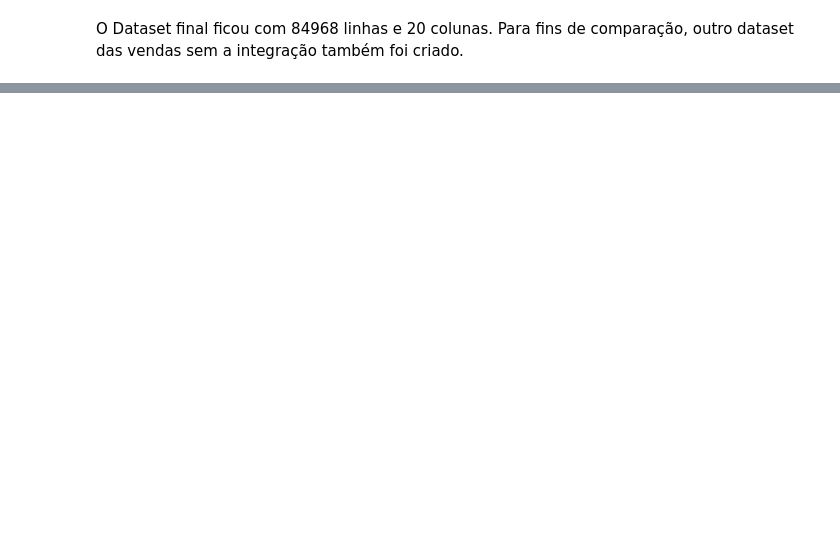
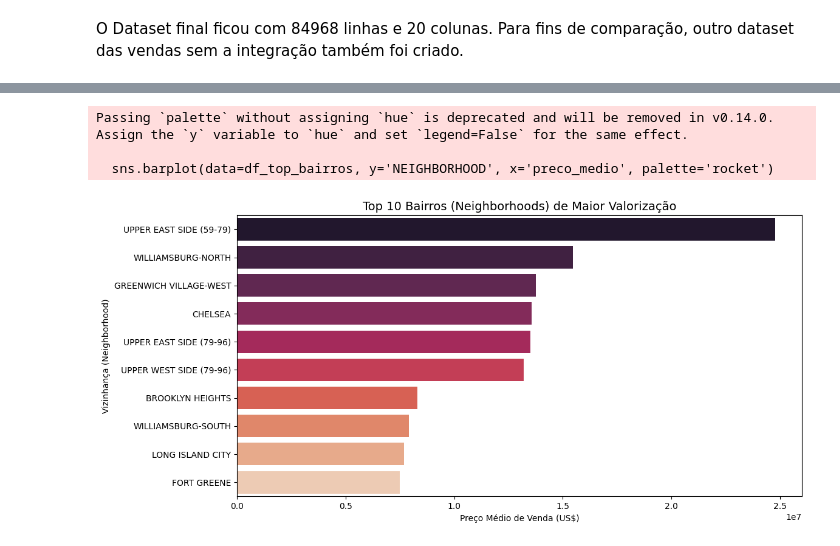
Before and after one commit to Numseinemmeunome/analise_preditiva_mercado_imobiliario_nyc, a Jupyter notebook: trabalho_final.ipynb, the cells around one changed output, grey strips where cells are left out. Saved outputs shown, nothing was run; the diff lists cells and outputs as text; code cells hidden in the pictures; blank space fills up the shorter version.

```diff
--- a/trabalho_final.ipynb
+++ b/trabalho_final.ipynb
@@ -587,0 +853,16 @@ O Dataset final ficou com 84968 linhas e 20 colunas. Para fins de comparação,
+# %%
+query5 = f"""
+    SELECT
+        NEIGHBORHOOD,
+        BOROUGH,
+        COUNT(*) as volume_vendas,
+        ROUND(AVG("SALE PRICE"), 2) as preco_medio
+    FROM '{path_parquet}'
+    GROUP BY NEIGHBORHOOD, BOROUGH
+    HAVING COUNT(*) > 100
+    ORDER BY preco_medio DESC
+    LIMIT 10
+"""
+
+df_top_bairros = con.execute(query5).df()
+display(df_top_bairros)
@@ -587,0 +881,12 @@ O Dataset final ficou com 84968 linhas e 20 colunas. Para fins de comparação,
+# %%
+plt.figure(figsize=(12, 6))
+sns.barplot(data=df_top_bairros, y='NEIGHBORHOOD', x='preco_medio', palette='rocket')
+plt.title('Top 10 Bairros (Neighborhoods) de Maior Valorização', fontsize=14)
+plt.xlabel('Preço Médio de Venda (US$)')
+plt.ylabel('Vizinhança (Neighborhood)')
+plt.show()
+# %% [output]
+Passing `palette` without assigning `hue` is deprecated and will be removed in v0.14.0. Assign the `y` variable to `hue` and set `legend=False` for the same effect.
+
+  sns.barplot(data=df_top_bairros, y='NEIGHBORHOOD', x='preco_medio', palette='rocket')
+[figure, added]
```
Also changed, not shown: parts of 58 cells of this notebook.
